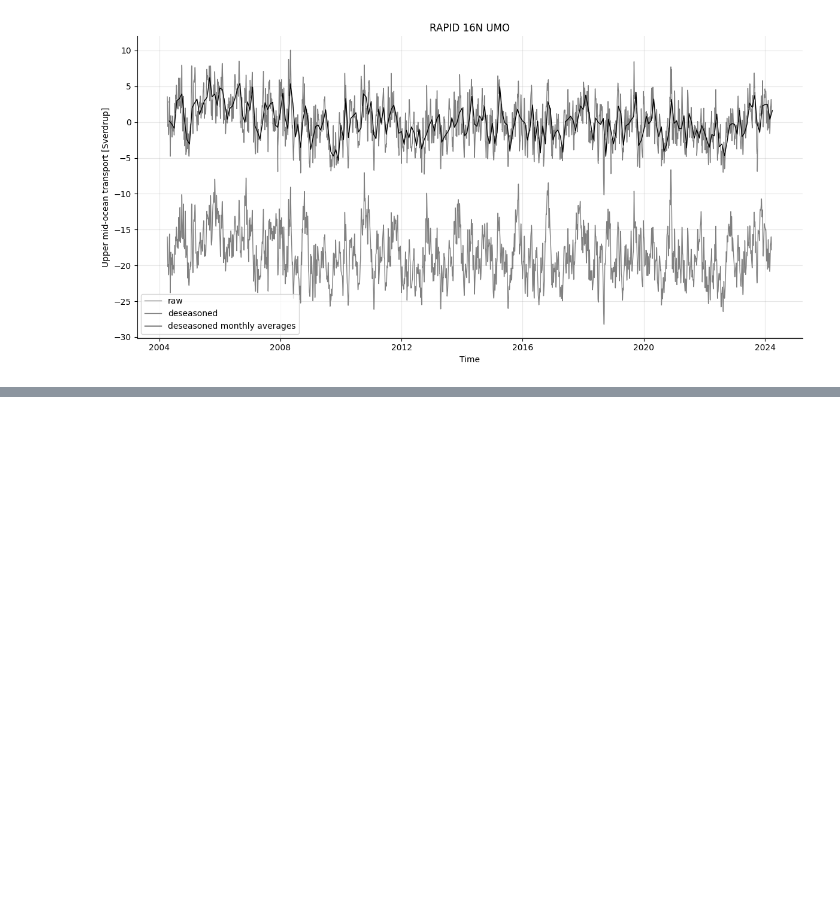
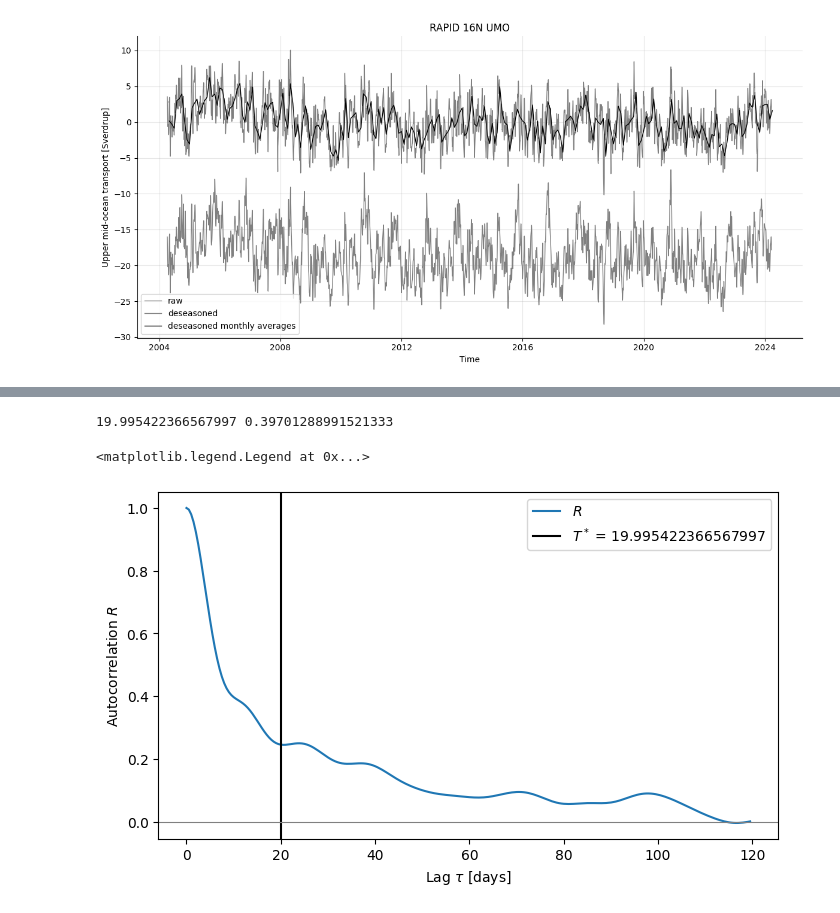
Before and after one commit to stine-fohrmann/data-analysis-assignment2, a Jupyter notebook: notebooks/part2-time-series.ipynb, the cells around one changed output, grey strips where cells are left out. Drawn from its saved outputs; the diff is of its cells as text; code cells hidden in the pictures; blank space fills up the shorter version.

```diff
--- a/notebooks/part2-time-series.ipynb
+++ b/notebooks/part2-time-series.ipynb
@@ -16,6 +17,13 @@ moc = transports.MOC
 # %% [output]
 Loading 1 RAPID 26°N dataset(s):
   0. moc_transports.nc: RAPID layer transport time series
+# %%
+# drop nans
+moc_clean = moc.dropna(dim='TIME')
+umo_clean = trans_umo.dropna(dim='TIME')
+
+moc = moc_clean
+trans_umo = umo_clean
 # %% [markdown]
 #### Compute and remove the seasonal cycle — show the monthly climatology
 # %%
@@ -129,0 +162,28 @@ plot_time_series_from_dataarray([trans_umo, trans_umo_deseasoned, trans_umo_mont
+# %%
+from amoc_analysis.correlation_trends.correlation import autocorr, integral_timescale
+
+autocorr_moc = autocorr(x=moc)
+dt = 0.5    # sampling time = 12 h = 0.5 days
+T_moc = integral_timescale(x=moc, dt=dt)
+
+n_show = 240
+R = autocorr_moc[:n_show]
+tau = np.arange(n_show) * dt
+
+print(T_moc, R[round(T_moc)])
+
+fig, ax = plt.subplots(figsize=(8, 4.5))
+
+plt.plot(tau, R, label='$R$')
+plt.axvline(x=T_moc, c='k', label=f'$T^*$ = {T_moc}')
+
+plt.axhline(0, color="gray", lw=0.8)
+
+plt.xlabel('Lag $\\tau$ [days]')
+plt.ylabel('Autocorrelation $R$')
+
+plt.legend()
+# %% [output]
+19.995422366567997 0.39701288991521333
+<matplotlib.legend.Legend at 0x...>
+[figure, added]
```
Also changed, not shown: parts of 11 cells of this notebook.
